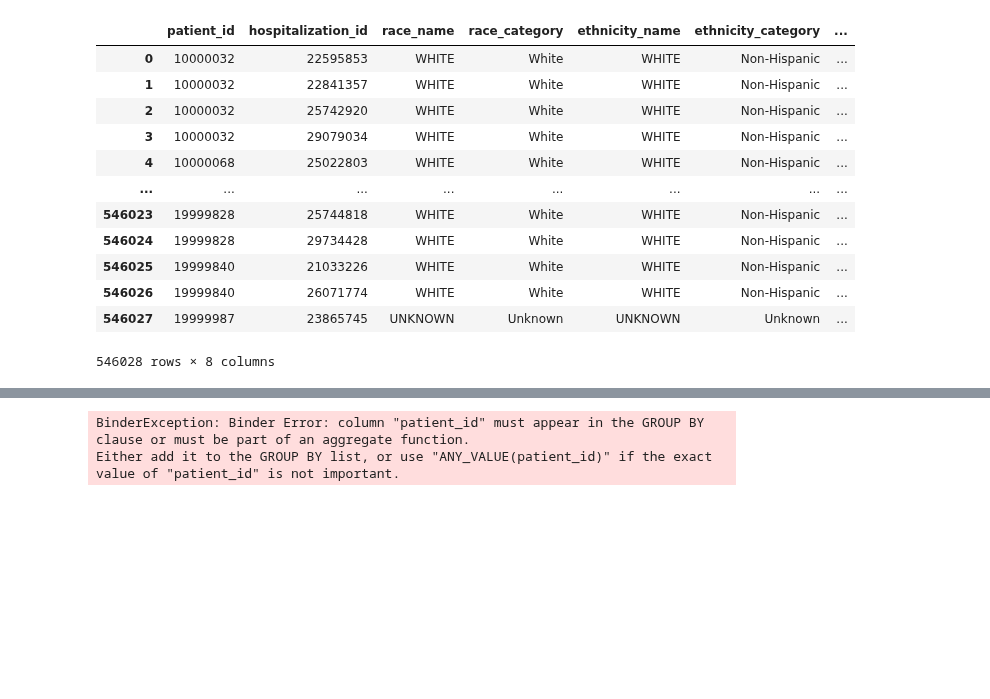
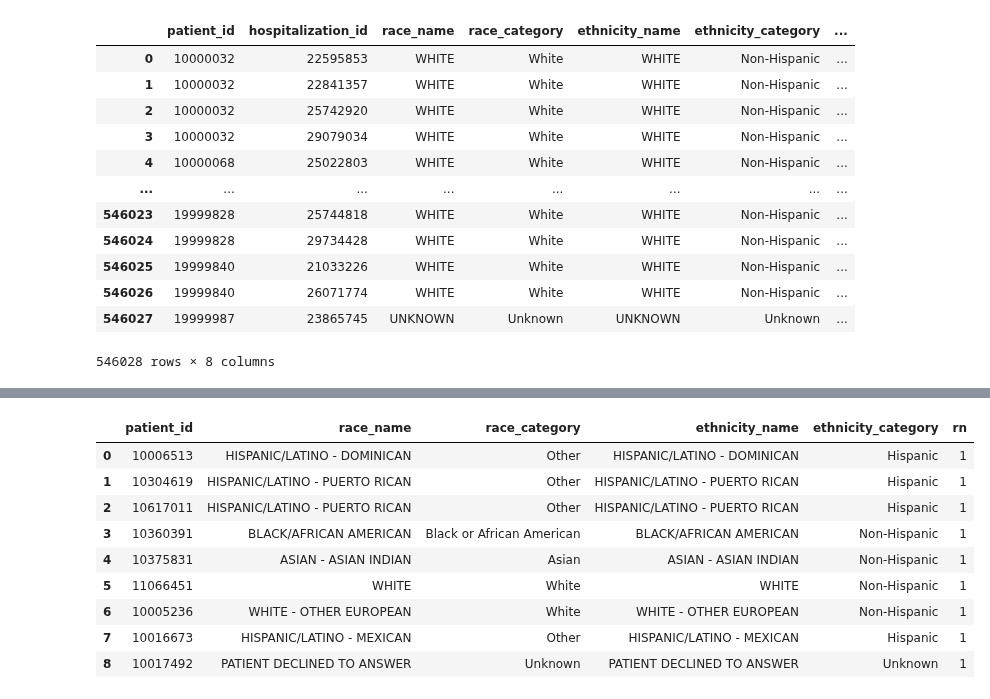
Before and after one commit to oldsandiaz/mimicclif, a Jupyter notebook: notebooks/patient_dev.ipynb, the cells around one changed output, grey strips where cells are left out. Cells and saved outputs as stored; diff of their text form; code cells hidden in the pictures; blank space fills up the shorter version.

```diff
--- a/notebooks/patient_dev.ipynb
+++ b/notebooks/patient_dev.ipynb
@@ -138,15 +144,25 @@ race_ethn_ranked_test
 # %%
-query = """
+query_new = """
 SELECT
     patient_id,
     race_name,
     race_category,
-    COUNT(*) AS count
+    ethnicity_name,
+    ethnicity_category,
+    rn
 FROM race_ethn_ranked_test
-WHERE (race_category IN ('Other', 'Unknown') and count = 1)
-    OR (count > 1 AND race_category NOT IN ('Other', 'Unknown'))
+WHERE rn = 1
 """
-df2 = duckdb.query(query).df()
+df2 = duckdb.query(query_new).df()
+df2
 # %% [output]
-BinderException: Binder Error: column "patient_id" must appear in the GROUP BY clause or must be part of an aggregate function.
-Either add it to the GROUP BY list, or use "ANY_VALUE(patient_id)" if the exact value of "patient_id" is not important.
+|  | patient_id | race_name | race_category | ethnicity_name | ethnicity_category | rn |
+| 0 | 10006513 | HISPANIC/LATINO - DOMINICAN | Other | HISPANIC/LATINO - DOMINICAN | Hispanic | 1 |
+| 1 | 10304619 | HISPANIC/LATINO - PUERTO RICAN | Other | HISPANIC/LATINO - PUERTO RICAN | Hispanic | 1 |
+| 2 | 10617011 | HISPANIC/LATINO - PUERTO RICAN | Other | HISPANIC/LATINO - PUERTO RICAN | Hispanic | 1 |
+| 3 | 10360391 | BLACK/AFRICAN AMERICAN | Black or African American | BLACK/AFRICAN AMERICAN | Non-Hispanic | 1 |
+| 4 | 10375831 | ASIAN - ASIAN INDIAN | Asian | ASIAN - ASIAN INDIAN | Non-Hispanic | 1 |
+| 5 | 11066451 | WHITE | White | WHITE | Non-Hispanic | 1 |
+| 6 | 10005236 | WHITE - OTHER EUROPEAN | White | WHITE - OTHER EUROPEAN | Non-Hispanic | 1 |
+| 7 | 10016673 | HISPANIC/LATINO - MEXICAN | Other | HISPANIC/LATINO - MEXICAN | Hispanic | 1 |
+| 8 | 10017492 | PATIENT DECLINED TO ANSWER | Unknown | PATIENT DECLINED TO ANSWER | Unknown | 1 |
```
Also changed, not shown: parts of 2 cells of this notebook, 3 other files.
